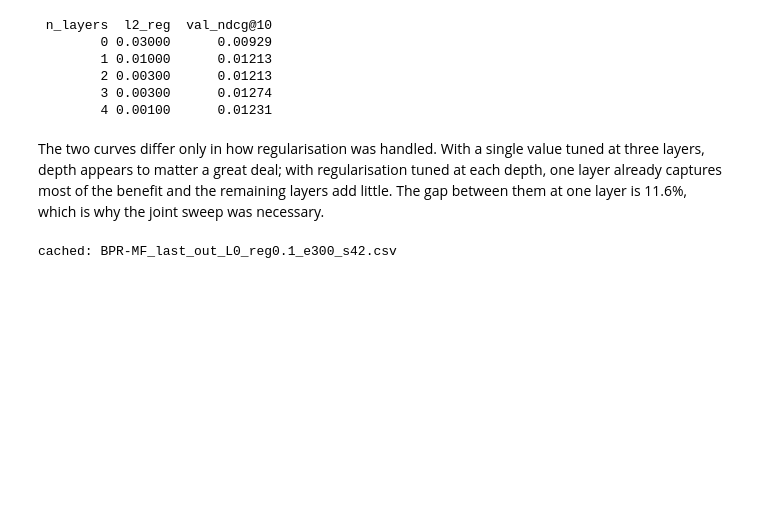
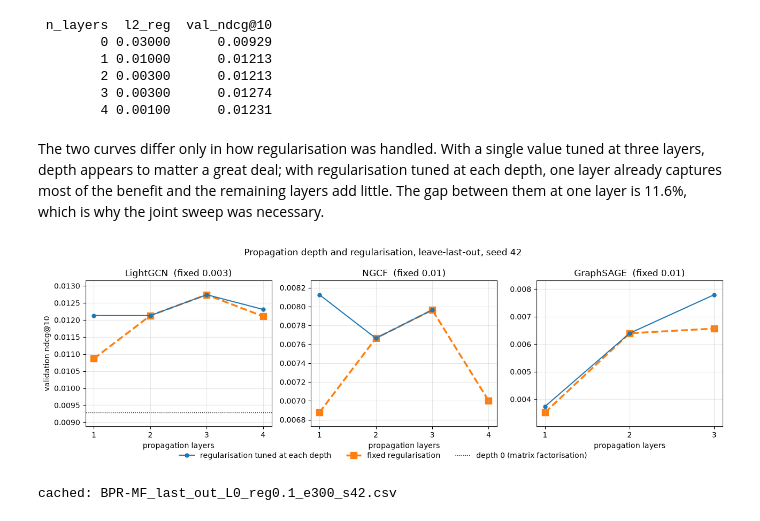
Before and after one commit to ErjonXhani/gnn-recommender-dissertation, a Jupyter notebook: notebooks/10_hyperparameter_tuning.ipynb, the cells around one changed output. Saved outputs shown, nothing was run; the diff lists cells and outputs as text; code cells hidden in the pictures; blank space fills up the shorter version.

Commit message:
Retune regularisation at each depth for NGCF and GraphSAGE

```diff
--- a/notebooks/10_hyperparameter_tuning.ipynb
+++ b/notebooks/10_hyperparameter_tuning.ipynb
@@ -993,6 +1087,76 @@ The two curves differ only in how regularisation was handled. With a single valu
 at three layers, depth appears to matter a great deal; with regularisation tuned at each
 depth, one layer already captures most of the benefit and the remaining layers add little.
 The gap between them at one layer is 11.6%, which is why the joint sweep was necessary.
+# %%
+# Depth curves for all three graph models, tuned against fixed regularisation.
+
+FIXED = {"LightGCN": 3e-3, "NGCF": 1e-2, "GraphSAGE": 1e-2}
+RETUNED_TO = {"LightGCN": 4, "NGCF": 3, "GraphSAGE": 3}   # deepest retuned layer
+
+
+def depth_curves(model):
+    rows = []
+    for f in sorted(TUNING_CACHE.glob(f"{model}_last_out_L*_s42.csv")):
+        n = f.name
+        if model == "GraphSAGE":                      # adopted output configuration only
+            if "normalise_outputFalse" not in n or "final_activationFalse" in n:
+                continue
+        elif "normalise_output" in n or "final_activation" in n:
+            continue
+        m = re.search(r"_L(\d+)_reg([0-9.e-]+)_", n)
+        h = pd.read_csv(f).dropna(subset=["val_ndcg@10"])
+        rows.append({"n_layers": int(m.group(1)), "l2_reg": float(m.group(2)),
+                     "val": h["val_ndcg@10"].max()})
+    d = pd.DataFrame(rows)
+    tuned = d.loc[d.groupby("n_layers")["val"].idxmax()].sort_values("n_layers")
+    fixed = d[np.isclose(d["l2_reg"], FIXED[model])].sort_values("n_layers")
+    return d, tuned[tuned["n_layers"] > 0], fixed[fixed["n_layers"] > 0]
+
+
+fig, axes = plt.subplots(1, 3, figsize=(13, 4))
+
+for ax, model in zip(axes, ["LightGCN", "NGCF", "GraphSAGE"]):
+    grid, tuned, fixed = depth_curves(model)
+    tuned = tuned[tuned["n_layers"] <= RETUNED_TO[model]]
+
+    # fixed drawn first and heavier, so the tuned line stays visible where they coincide
+    ax.plot(fixed["n_layers"], fixed["val"], marker="s", linestyle="--",
+            color="tab:orange", linewidth=2.5, markersize=8, zorder=1,
+            label="fixed regularisation")
+    ax.plot(tuned["n_layers"], tuned["val"], marker="o", color="tab:blue",
+            linewidth=1.5, markersize=5, zorder=2,
+            label="regularisation tuned at each depth")
+
+    values = list(tuned["val"]) + list(fixed["val"])
+
+    if model == "LightGCN":                            # depth 0 is matrix factorisation
+        base = grid.query("n_layers == 0")["val"].max()
+        ax.axhline(base, color="black", linestyle=":", linewidth=1,
+                   label="depth 0 (matrix factorisation)")
+        values.append(base)
+
+    lo, hi = min(values), max(values)
+    pad = (hi - lo) * 0.12
+    ax.set_ylim(lo - pad, hi + pad)
+
+    ax.set(title=f"{model}  (fixed {FIXED[model]:g})",
+           xlabel="propagation layers",
+           xticks=sorted(fixed["n_layers"].unique()))
+    ax.grid(alpha=0.3)
+
+axes[0].set_ylabel("validation ndcg@10")
+
+handles, labels = axes[0].get_legend_handles_labels()
+order = [1, 0, 2]                                      # tuned, fixed, depth-0 reference
+fig.legend([handles[i] for i in order], [labels[i] for i in order],
+           loc="lower center", ncol=3, frameon=False, bbox_to_anchor=(0.5, -0.04))
+
+fig.suptitle("Propagation depth and regularisation, leave-last-out, seed 42")
+fig.tight_layout()
+fig.savefig(FIGURES_DIR / "10_depth_curve.png", dpi=200, bbox_inches="tight")
+plt.show()
+# %% [output]
+[figure, added]
 # %%
 mf_hist_path = TUNING_CACHE / "BPR-MF_last_out_L0_reg0.1_e300_s42.csv"
 
```
Also changed, not shown: parts of 9 cells of this notebook, 11 other files.
